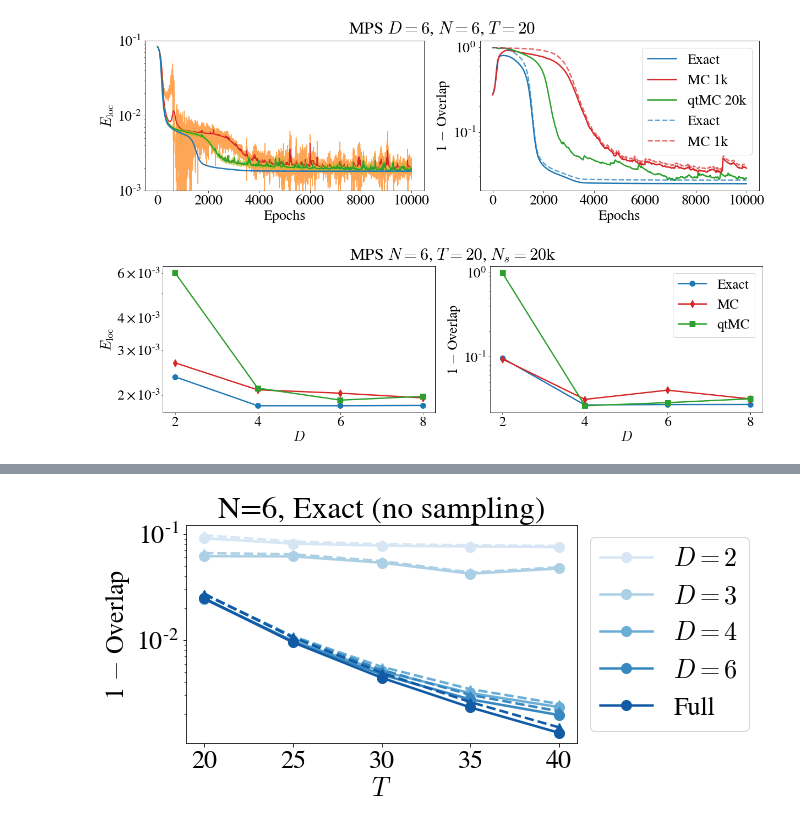
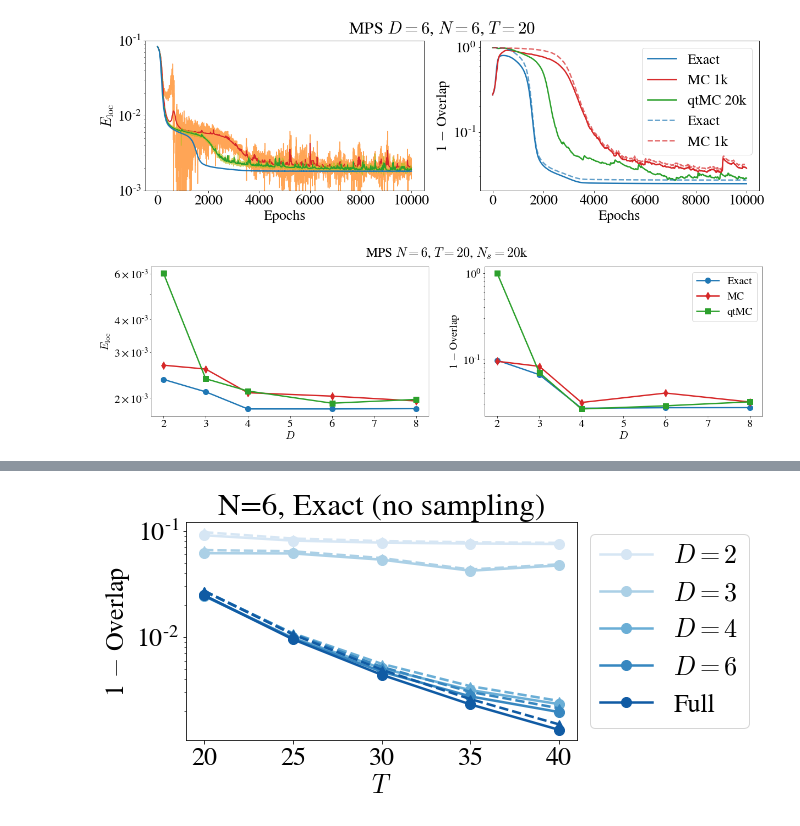
Before and after one commit to stavros11/Time-Evolution, a Jupyter notebook: plotter.ipynb, the cells around one changed output, grey strips where cells are left out. Cells and saved outputs as stored; diff of their text form; code cells hidden in the pictures.

Commit message:
Add observable plots

```diff
--- a/plotter.ipynb
+++ b/plotter.ipynb
@@ -10,7 +10,7 @@ data_dir = "D:/DATA/ClockV2/histories"
 # %%
 matplotlib.rcParams['mathtext.fontset'] = 'cm'
 matplotlib.rcParams['font.family'] = 'STIXGeneral'
-matplotlib.rcParams["font.size"] = 26
+matplotlib.rcParams["font.size"] = 20
 
 cp = sns.color_palette()
 sns.palplot(cp)
@@ -220,7 +260,7 @@ sampling2.close()
 # %% [output]
 [figure]
 # %%
-D_list = [2, 4, 6, 8]
+D_list = [2, 3, 4, 6, 8]
 all_states, sampling1, sampling2 = [], [], []
 for D in D_list:
     all_states.append(h5py.File("{}/N=6/allstates_mpsD{}_N6M20.h5py".format(data_dir, D), "r"))
@@ -233,31 +273,31 @@ sampling1_overlap = np.array([x["overlaps"][:][-1] for x in sampling1])
 sampling1_Eloc = np.array([x["exact_Eloc"][:][-1] for x in sampling1])
 sampling2_overlap = np.array([x["overlaps"][:][-1] for x in sampling2])
 sampling2_Eloc = np.array([x["exact_Eloc"][:][-1] for x in sampling2])
 
 plt.figure(figsize=(20, 5))
 plt.suptitle("MPS $N=6$, $T=20$, $N_s=20$k")
 
 plt.subplot(121)
 plt.semilogy(D_list, all_states_Eloc, color=cp[0], marker="o", markersize=10, linewidth=2.5)
 plt.semilogy(D_list, sampling1_Eloc, color=cp[3], marker="d", markersize=10, linewidth=2.5)
 plt.semilogy(D_list, sampling2_Eloc, color=cp[2], marker="s", markersize=10, linewidth=2.5)
 plt.xlabel("$D$")
 plt.ylabel("$E_\mathrm{loc}$")
 
 plt.subplot(122)
 plt.semilogy(D_list, 1 - all_states_overlap, color=cp[0], marker="o", markersize=10, label="Exact", linewidth=2.5)
 plt.semilogy(D_list, 1 - sampling1_overlap, color=cp[3], marker="d", markersize=10, label="MC", linewidth=2.5)
 plt.semilogy(D_list, 1 - sampling2_overlap, color=cp[2], marker="s", markersize=10, label="qtMC", linewidth=2.5)
 plt.xlabel("$D$")
 plt.ylabel("1 $-$ Overlap")
 plt.legend()
 
 plt.show()
 
 for x, y, z in zip(all_states, sampling1, sampling2):
     x.close()
     y.close()
     z.close()
 #plt.savefig("mps_vs_bond_dim_N6M20.pdf", bbox_inches='tight')
 # %% [output]
-[figure, old version]
+[figure, new version]
```
Also changed, not shown: parts of 4 cells of this notebook, 4 other files.
